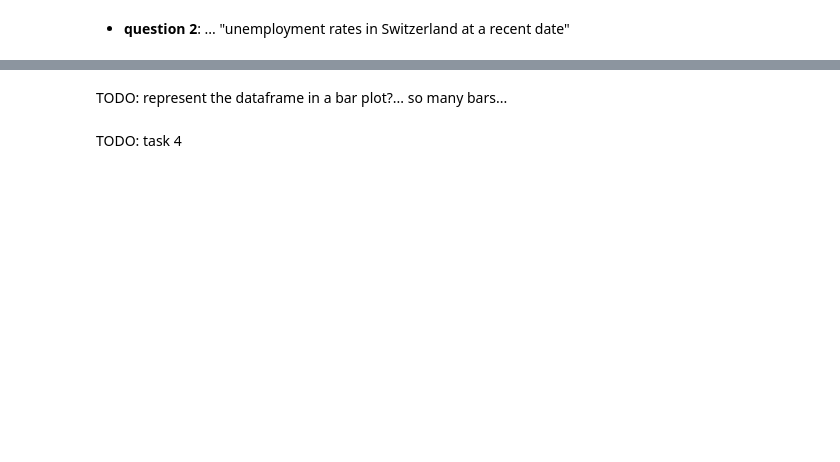
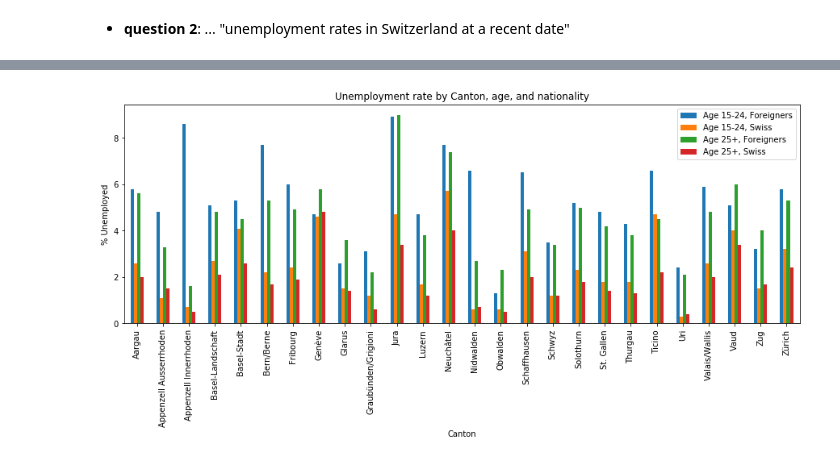
Before and after one commit to tarmeens/ada-homework, a Jupyter notebook: 03 - Interactive Viz/homework3.ipynb, the cells around one changed output, grey strips where cells are left out. Saved outputs shown, nothing was run; the diff lists cells and outputs as text; code cells hidden in the pictures; blank space fills up the shorter version.

```diff
--- a/03 - Interactive Viz/homework3.ipynb
+++ b/03 - Interactive Viz/homework3.ipynb
@@ -35,5 +70,8 @@ len(missing_states), ", ".join(missing_states)
 # %%
 def fill_invalid(state):
+    '''
+    This helper function is used for highlighting the states for which there is no information about unemployment.
+    '''
     if state in list(missing_states):
         return 0.7
     else:
@@ -41,5 +83,9 @@ def fill_invalid(state):
 # %%
 def optimize(data):
+    '''
+    This helper function is used for removing unused arcs from a TopoJSON dataset,
+    thus reducing the size of the resulting HTML code.
+    '''
     used_arcs = set()
     for o in data['objects']:
         for geom in data['objects'][o]['geometries']:
@@ -52,35 +98,36 @@ def optimize(data):
                 used_arcs.add(i if i >= 0 else ~i)
     for i in range(len(data['arcs'])):
         if i not in used_arcs:
-            data['arcs'][i] = []
+            data['arcs'][i] = [] # Erase arc data
     return data
 # %%
 europe_location = [55, 15]
 
 m = folium.Map(location=europe_location, zoom_start=3)
 
-# fill the states with colors depending on their unemployement rate
+# Build a Cloropleth map that represents the unemployment rate of each state
 m.choropleth(
     geo_data=topo_data,
     topojson='objects.europe',
     data=europe_unemploy_rate,
     columns=['GEO', 'Value'],
-    #threshold_scale=[0, 5, 10, 15, 20, 25],
     key_on='properties.NAME',
     fill_color='BuGn',
     fill_opacity=0.7,
-#     line_opacity=1,
     legend_name='Percentage of unemployement (%)')
 
-# fill with gray the states of which we have no info and also add a popup to every state to show more information
-# about the states
-for state in topo_data['objects']['europe']['geometries']:
+# Fill with gray the states for which we have no information,
+# and add a popup to every state that shows detailed information
+for state in topo_data["objects"]["europe"]["geometries"]:
     state_name = state["properties"]["NAME"]
     unemp_rate = europe_unemploy_rate.Value[europe_unemploy_rate.GEO == state_name]
     if unemp_rate.size == 0:
         unemp_rate = "not available"
     else:
-        unemp_rate = "{0:.1f}".format(unemp_rate.iloc[0])
+        unemp_rate = "{0:.1f}".format(unemp_rate.iloc[0]) + " %"
+
+    popup_content  = '<h4>' + state["properties"]["NAME"] + '</h4>'
+    popup_content += '<span style="font-weight:bold">Unemployment rate: </span>' + unemp_rate
 
     tdata = copy.deepcopy(topo_data)
     tdata['objects']['europe']['geometries'] = [state]
@@ -89,14 +136,10 @@ for state in topo_data['objects']['europe']['geometries']:
         'objects.europe',
         name=state['id'],
         style_function=lambda geometry: {
-#                 'color' : 'transparent',
-#                 'fillColor': 'trasparent',
-                # grey color to the state of which we don't have an
+                # States without unemployment information are filled with grey
                 'fillColor': "#424949",
-                'fillOpacity': fill_invalid(geometry["properties"]["NAME"]),
+                'fillOpacity': fill_invalid(geometry["properties"]["NAME"])
             }
-    ).add_child(folium.Popup("<span style=\"font-weight:bold;\"> Rate: </span> " + unemp_rate)).add_to(m)
-
-#m.save('test.html')
+    ).add_child(folium.Popup(popup_content)).add_to(m)
 
 m
@@ -126,7 +177,9 @@ def parseInt(numStr):
     return int("".join(cleaned))
 # %%
 def absoluteToRatios(data):
-    # compute the ratio
+    '''
+    Computes ratios from absolute values.
+    '''
     act_pop = data["Active Population"]
     data["Jobseekers"] = round(data["Jobseekers"]*100/act_pop, 1)
     data["Unemployed Jobseekers"] = round(data["Unemployed Jobseekers"]*100/act_pop, 1)
@@ -365,2 +485,0 @@ ch_unemploy_rate_canton_nationality_age.head(4)
-# %% [markdown]
-TODO: represent the dataframe in a bar plot?... so many bars...
@@ -369,2 +486,7 @@ TODO: represent the dataframe in a bar plot?... so many bars...
-# %% [markdown]
-TODO: task 4
+# %%
+ax = ch_unemploy_rate_canton_nationality_age.unstack().unstack().plot.bar(figsize=(15, 5), stacked=False)
+ax.legend(['Age 15-24, Foreigners', 'Age 15-24, Swiss', 'Age 25+, Foreigners', 'Age 25+, Swiss'])
+ax.set_ylabel('% Unemployed')
+_ = ax.set_title('Unemployment rate by Canton, age, and nationality')
+# %% [output]
+[figure, added]
```
Also changed, not shown: parts of 47 cells of this notebook.
